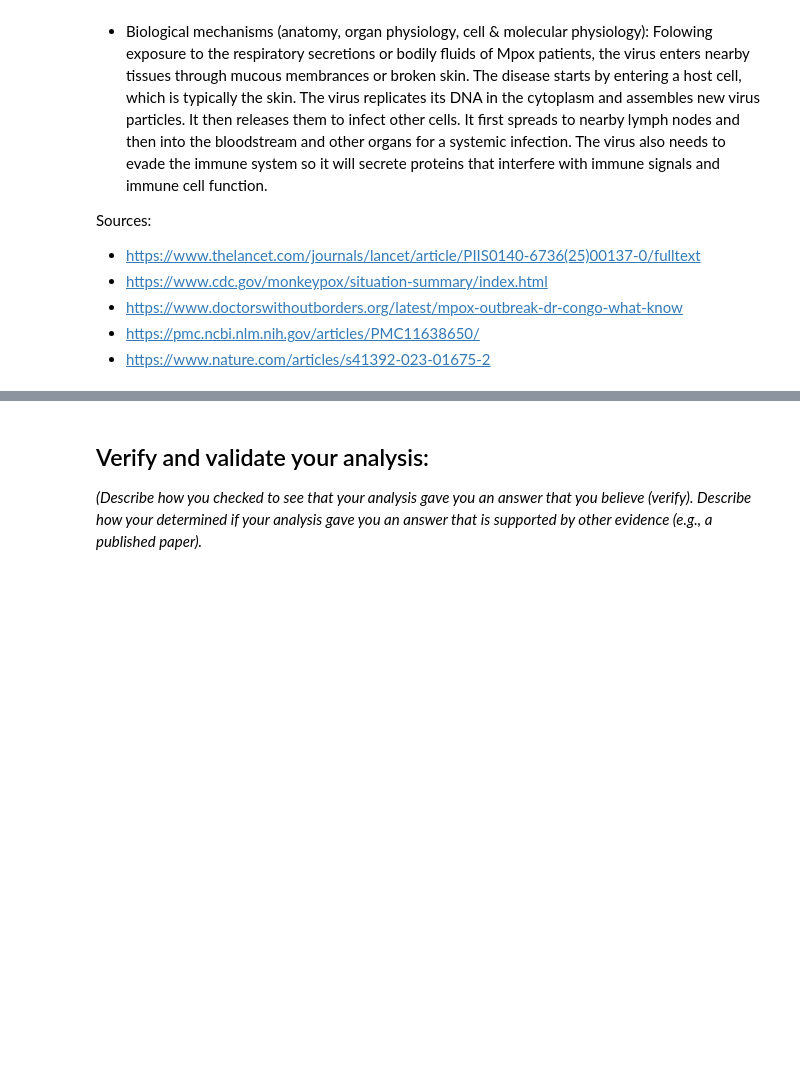
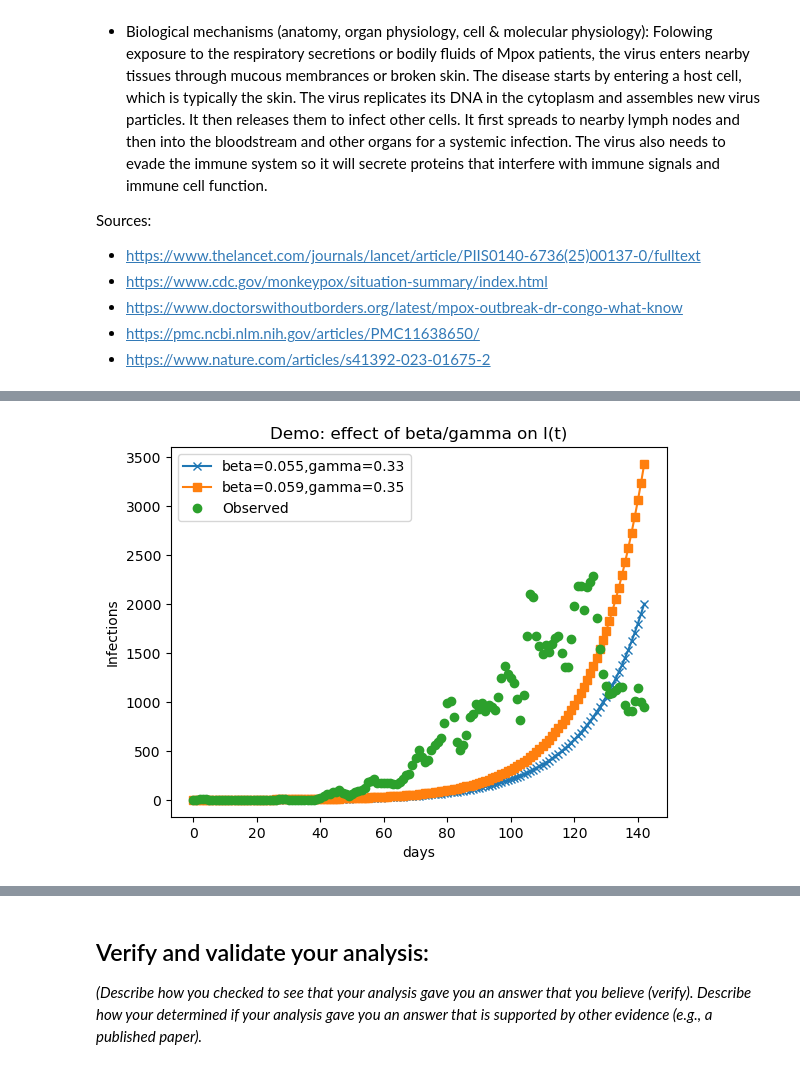
Before and after one commit to mlineweaver/Module_4, a Jupyter notebook: Langer6_Lineweaver_&_Tadavarthi__Module_4.ipynb, the cells around one changed output, grey strips where cells are left out. Cells and saved outputs as stored; diff of their text form; code cells hidden in the pictures; blank space fills up the shorter version.

```diff
--- a/Langer6_Lineweaver_&_Tadavarthi__Module_4.ipynb
+++ b/Langer6_Lineweaver_&_Tadavarthi__Module_4.ipynb
@@ -69,2 +103,80 @@ print(df)
 # %%
-## PYTHON CODE TO BUILD AND FIT AN SIR MODEL GOES HERE. INTERSPERSE COMMENTS (IN MARKDOWN) TO EXPLAIN EACH STEP.
+import numpy as np
+import os
+os.chdir("/Users/meredithlineweaver/Desktop/Computational BME/Module 4/")
+from main_functions import euler_sir
+
+#Get S(t), l(t), and R(t) using Euler's method
+I_obs = df_sir['I_est'].values.astype(float) #Sets up I_obs array from data directly
+t_obs = np.linspace(0, len(I_obs)-1, len(I_obs)) # time array in days
+
+I0_obs = df_sir.iloc[0]['I_est']
+R0_obs = 0.0
+S0_obs = population - I0_obs - R0_obs
+
+#Plug in guesses for gamma and beta
+beta1 = 0.055 #random guess for beta
+gamma1 = 0.33 #random guess for gamma
+beta2 = 0.059 #alternative guesses
+gamma2 = 0.35 #alternative guesses
+S1,I1,R1 = euler_sir(beta1, gamma1,S0_obs, I0_obs, R0_obs, t_obs, population)
+S2,I2,R2 = euler_sir(beta2, gamma2, S0_obs, I0_obs, R0_obs, t_obs, population)
+
+#Plot model predictions and true l(t) and try to pick gamma and beta that make the model solution fit your data
+plt.plot(t_obs, I1, label=f'beta={beta1},gamma={gamma1}', marker='x')
+plt.plot(t_obs, I2, label=f'beta={beta2},gamma={gamma2}', marker='s')
+plt.plot(t_obs, I_obs, 'o', label='Observed')
+
+plt.legend()
+plt.xlabel('days')
+plt.ylabel('Infections')
+plt.title('Demo: effect of beta/gamma on I(t)')
+plt.show()
+
+#Calculate SSE between model and true l(t)
+print("The SSE for beta1 and gamma1 is",np.mean((I1 - I_obs)**2))
+
+print("The SSE for beta2 and gamma2 is",np.mean((I2 - I_obs)**2))
+
+# Use an optimization routine to minimize SSE and find the best-fitting parameters. Can you systematically select gamma and beta to minimize sse?
+beta_values = np.linspace(0, 1, 500)
+gamma_values = np.linspace(0, 1, 500)
+
+best_sse = np.inf
+best_beta = None
+best_gamma = None
+
+# Nested loop: try all (beta, gamma) pairs
+for beta in beta_values:
+    for gamma in gamma_values:
+
+        # Run SIR model
+        S_test, I_test, R_test = euler_sir(beta, gamma, S0_obs, I0_obs, R0_obs, t_obs, population)
+
+        # Compute SSE
+        sse = np.mean((I_test - I_obs)**2)
+
+        # Check if it's the best so far
+        if sse < best_sse:
+            best_sse = sse
+            best_beta = beta
+            best_gamma = gamma
+
+# Print results
+print("Best fit parameters:")
+print(f"  beta =  {best_beta}")
+print(f"  gamma = {best_gamma}")
+print(f"  SSE =   {best_sse}")
+
+
+S,I,R = euler_sir(best_beta, best_gamma,S0_obs, I0_obs, R0_obs, t_obs, population)
+plt.plot(t_obs, I1, label=f'beta={best_beta},gamma={best_gamma}', marker='x')
+plt.plot(t_obs, I_obs, 'o', label='Observed')
+
+plt.legend()
+plt.xlabel('days')
+plt.ylabel('Infections')
+plt.title('Observed vs Eulers')
+plt.show()
+# %% [output]
+[figure, added]
```
Also changed, not shown: parts of 17 cells of this notebook.
